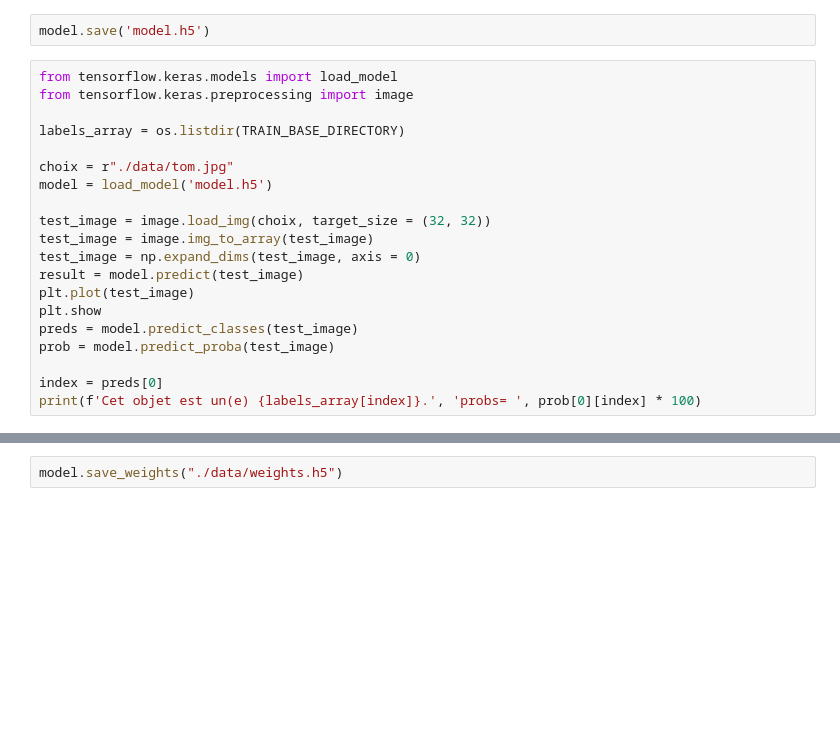
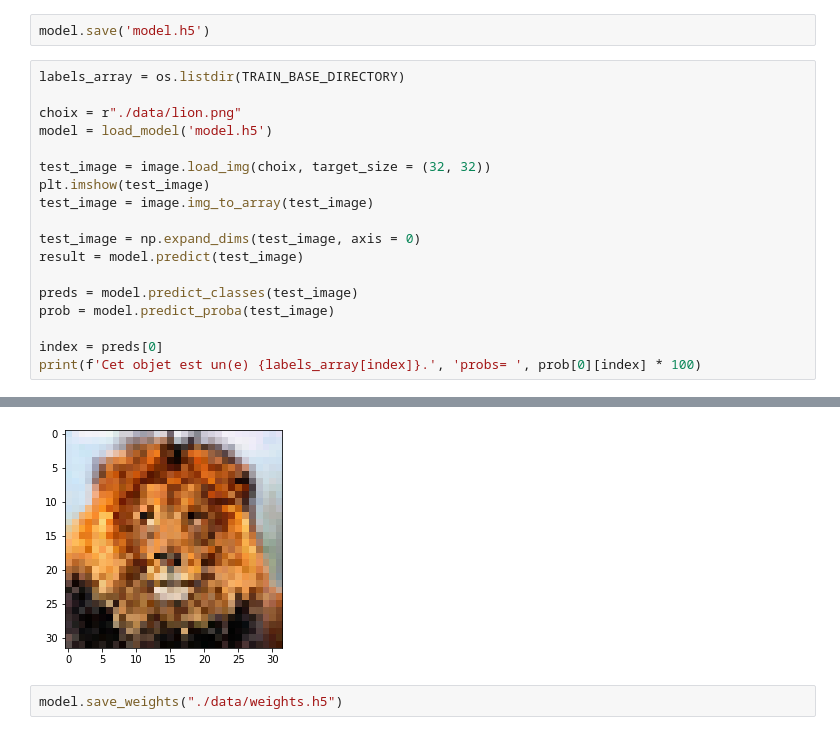
Before and after one commit to donos-63/catchmeifucan, a Jupyter notebook: notebook.ipynb, the cells around one changed output, grey strips where cells are left out. Saved outputs shown, nothing was run; the diff lists cells and outputs as text; blank space fills up the shorter version.

```diff
--- a/notebook.ipynb
+++ b/notebook.ipynb
@@ -182,20 +178,18 @@ WARNING:tensorflow:5 out of the last 13 calls to <function Model.make_predict_fu
 # %%
 model.save('model.h5')
 # %%
-from tensorflow.keras.models import load_model
-from tensorflow.keras.preprocessing import image
-
 labels_array = os.listdir(TRAIN_BASE_DIRECTORY)
 
-choix = r"./data/tom.jpg"
+choix = r"./data/lion.png"
 model = load_model('model.h5')
 
 test_image = image.load_img(choix, target_size = (32, 32))
+plt.imshow(test_image)
 test_image = image.img_to_array(test_image)
+
 test_image = np.expand_dims(test_image, axis = 0)
 result = model.predict(test_image)
-plt.plot(test_image)
-plt.show
+
 preds = model.predict_classes(test_image)
 prob = model.predict_proba(test_image)
 
@@ -207,2 +200,3 @@ Cet objet est un(e) clock. probs=  49.34374988079071
+[figure, added]
 # %%
 model.save_weights("./data/weights.h5")
```
Also changed, not shown: parts of 10 cells of this notebook, 2 other files.
